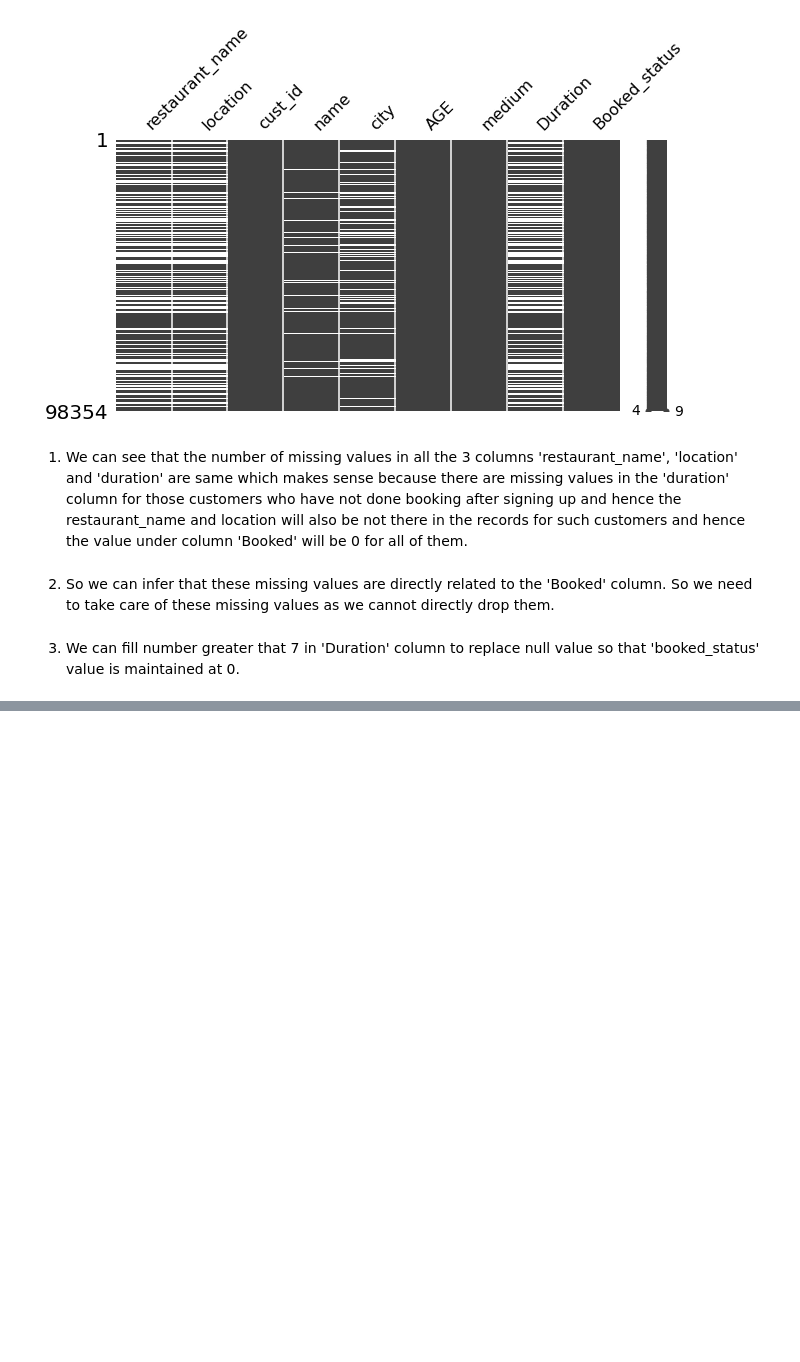
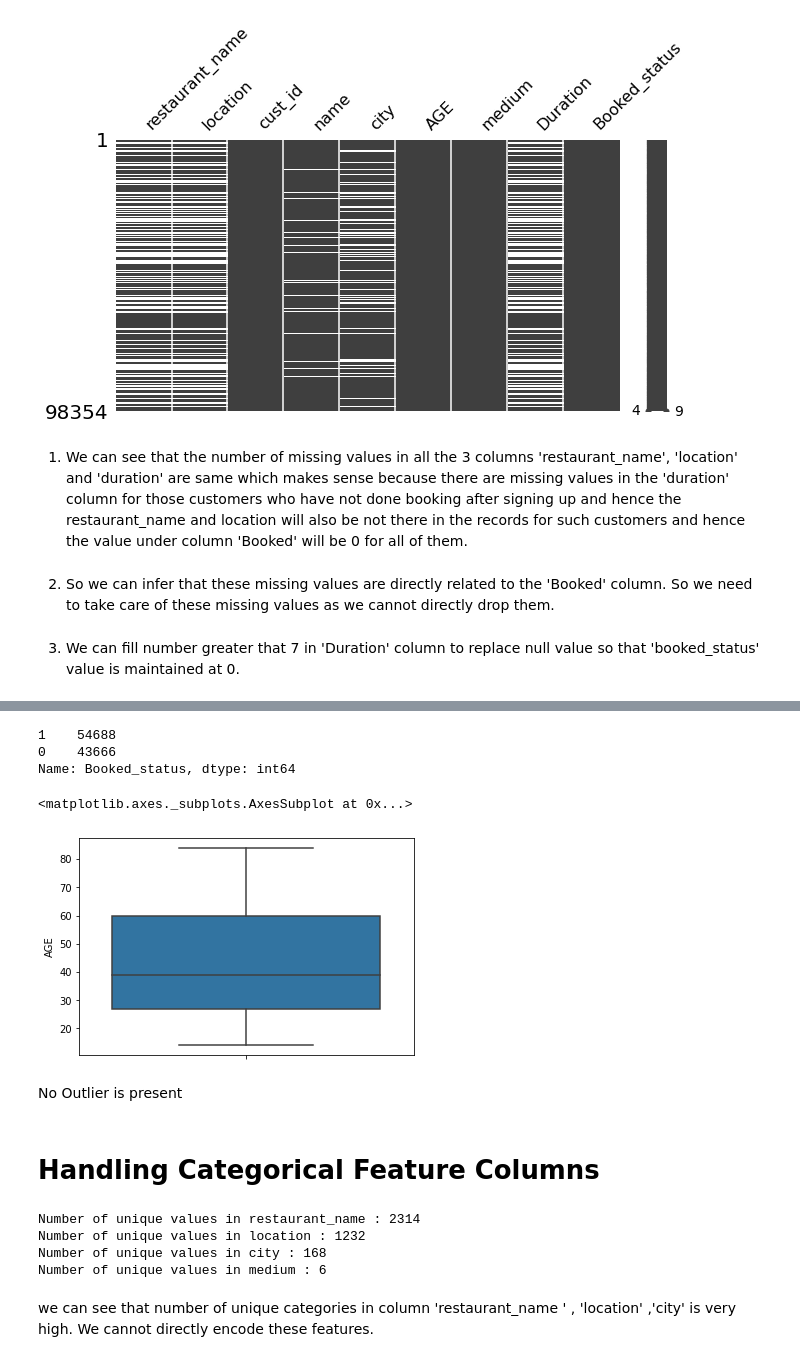
Before and after one commit to gopikumar936/Automated-Image-Captioning, a Jupyter notebook: Eazydiner_Assignment.ipynb, the cells around one changed output, grey strips where cells are left out. Saved outputs shown, nothing was run; the diff lists cells and outputs as text; code cells hidden in the pictures; blank space fills up the shorter version.

```diff
--- a/Eazydiner_Assignment.ipynb
+++ b/Eazydiner_Assignment.ipynb
@@ -272,0 +286,30 @@ Merged_data.head()
+# %%
+#Total number of Bookings done
+Merged_data['Booked_status'].value_counts()
+# %% [output]
+1    54688
+0    43666
+Name: Booked_status, dtype: int64
+# %%
+#Checking for outliers in 'AGE' column
+sns.boxplot(y='AGE', data=Merged_data)
+# %% [output]
+<matplotlib.axes._subplots.AxesSubplot at 0x...>
+[figure, added]
+# %% [markdown]
+No Outlier is present
+# %% [markdown]
+# **Handling Categorical Feature Columns**
+# %%
+# Relavant Columns - 'location' , 'restaurant_name' ,'city' , 'medium'
+
+cols = ['restaurant_name','location','city','medium']
+for i in Merged_data[cols]:
+    print('Number of unique values in {} : {}'.format(i, len(Merged_data[i].unique())))
+# %% [output]
+Number of unique values in restaurant_name : 2314
+Number of unique values in location : 1232
+Number of unique values in city : 168
+Number of unique values in medium : 6
+# %% [markdown]
+we can see that number of unique categories in column 'restaurant_name ' , 'location' ,'city' is very high. We cannot directly encode these features.
```
Also changed, not shown: parts of 1 cell of this notebook.
